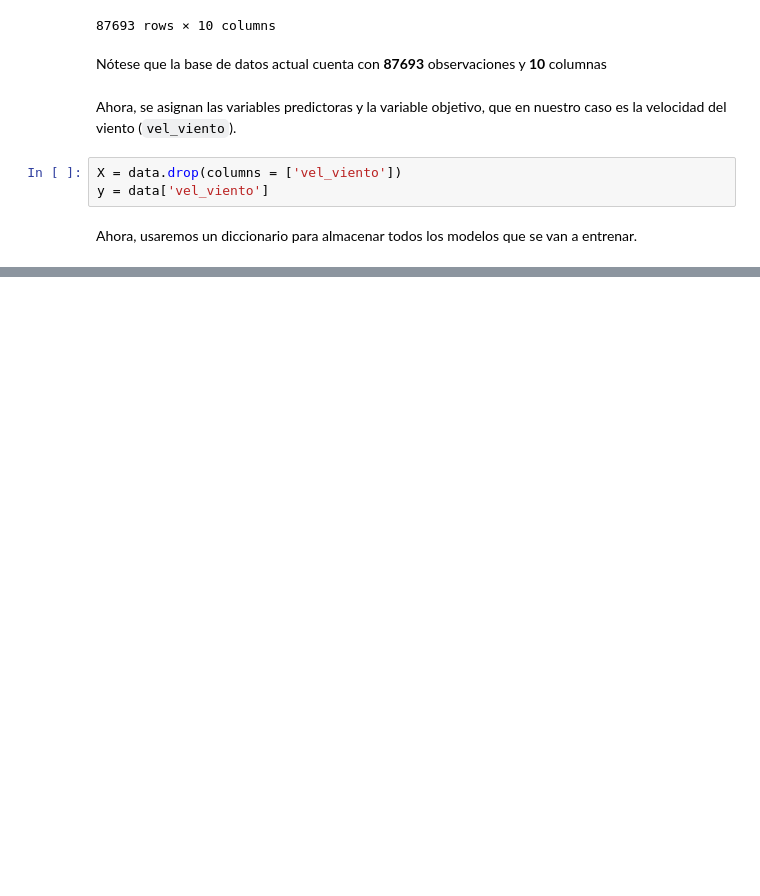
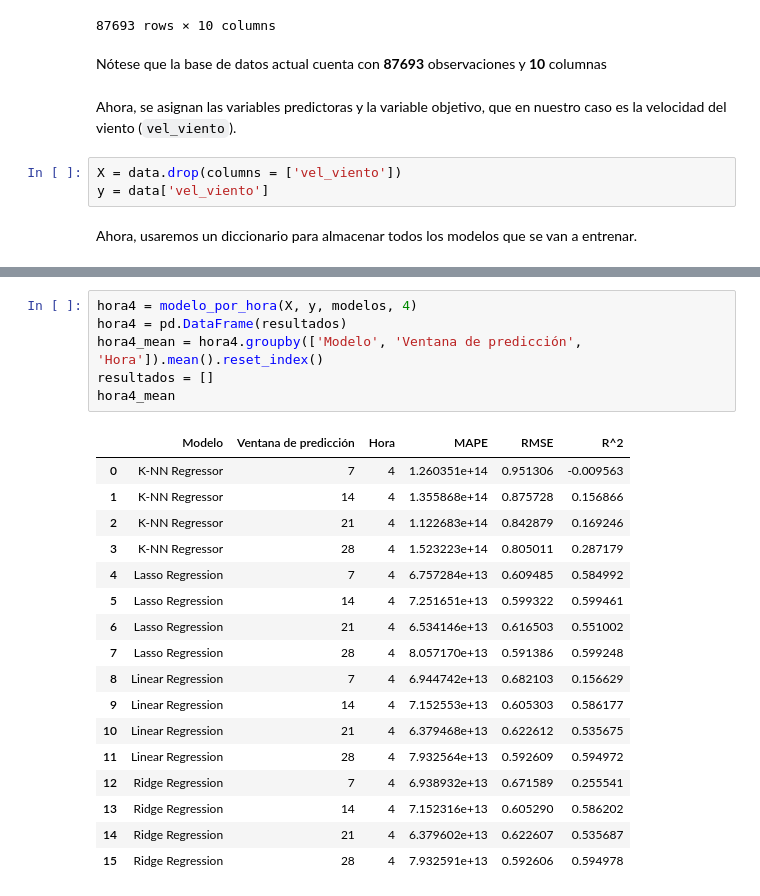
Before and after one commit to kmarcela11/Parcial2_MachineLearning, a Jupyter notebook: _sources/Ejercicio3.ipynb, the cells around one changed output, grey strips where cells are left out. Saved outputs shown, nothing was run; the diff lists cells and outputs as text; blank space fills up the shorter version.

```diff
--- a/_sources/Ejercicio3.ipynb
+++ b/_sources/Ejercicio3.ipynb
@@ -97,0 +296,24 @@ modelos = {
+# %%
+hora4 = modelo_por_hora(X, y, modelos, 4)
+hora4 = pd.DataFrame(resultados)
+hora4_mean = hora4.groupby(['Modelo', 'Ventana de predicción', 'Hora']).mean().reset_index()
+resultados = []
+hora4_mean
+# %% [output]
+|  | Modelo | Ventana de predicción | Hora | MAPE | RMSE | R^2 |
+| 0 | K-NN Regressor | 7 | 4 | 1.260351e+14 | 0.951306 | -0.009563 |
+| 1 | K-NN Regressor | 14 | 4 | 1.355868e+14 | 0.875728 | 0.156866 |
+| 2 | K-NN Regressor | 21 | 4 | 1.122683e+14 | 0.842879 | 0.169246 |
+| 3 | K-NN Regressor | 28 | 4 | 1.523223e+14 | 0.805011 | 0.287179 |
+| 4 | Lasso Regression | 7 | 4 | 6.757284e+13 | 0.609485 | 0.584992 |
+| 5 | Lasso Regression | 14 | 4 | 7.251651e+13 | 0.599322 | 0.599461 |
+| 6 | Lasso Regression | 21 | 4 | 6.534146e+13 | 0.616503 | 0.551002 |
+| 7 | Lasso Regression | 28 | 4 | 8.057170e+13 | 0.591386 | 0.599248 |
+| 8 | Linear Regression | 7 | 4 | 6.944742e+13 | 0.682103 | 0.156629 |
+| 9 | Linear Regression | 14 | 4 | 7.152553e+13 | 0.605303 | 0.586177 |
+| 10 | Linear Regression | 21 | 4 | 6.379468e+13 | 0.622612 | 0.535675 |
+| 11 | Linear Regression | 28 | 4 | 7.932564e+13 | 0.592609 | 0.594972 |
+| 12 | Ridge Regression | 7 | 4 | 6.938932e+13 | 0.671589 | 0.255541 |
+| 13 | Ridge Regression | 14 | 4 | 7.152316e+13 | 0.605290 | 0.586202 |
+| 14 | Ridge Regression | 21 | 4 | 6.379602e+13 | 0.622607 | 0.535687 |
+| 15 | Ridge Regression | 28 | 4 | 7.932591e+13 | 0.592606 | 0.594978 |
```
Also changed, not shown: parts of 56 cells of this notebook, 4 other files.
